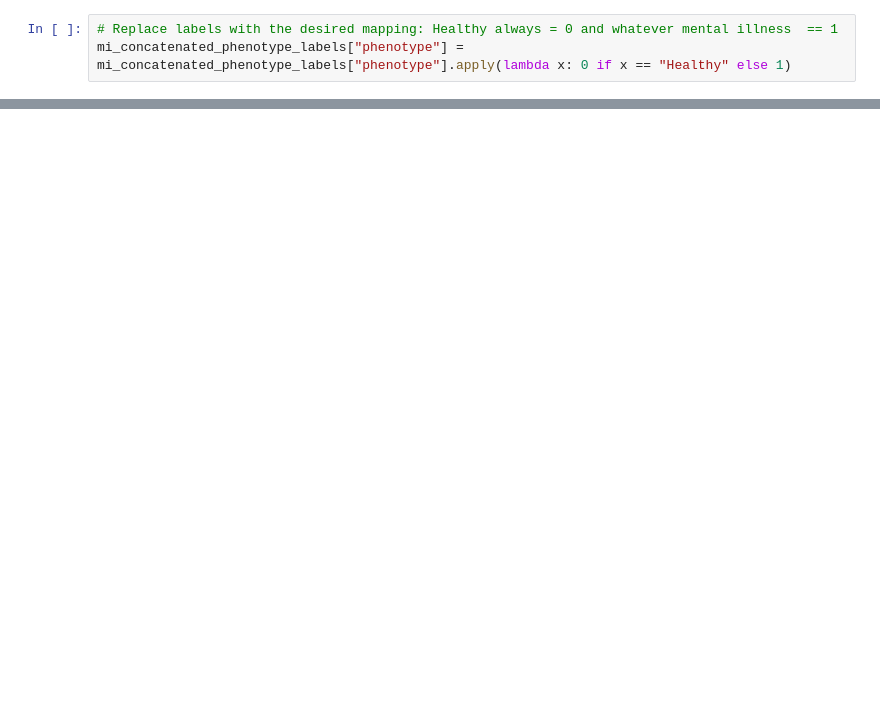
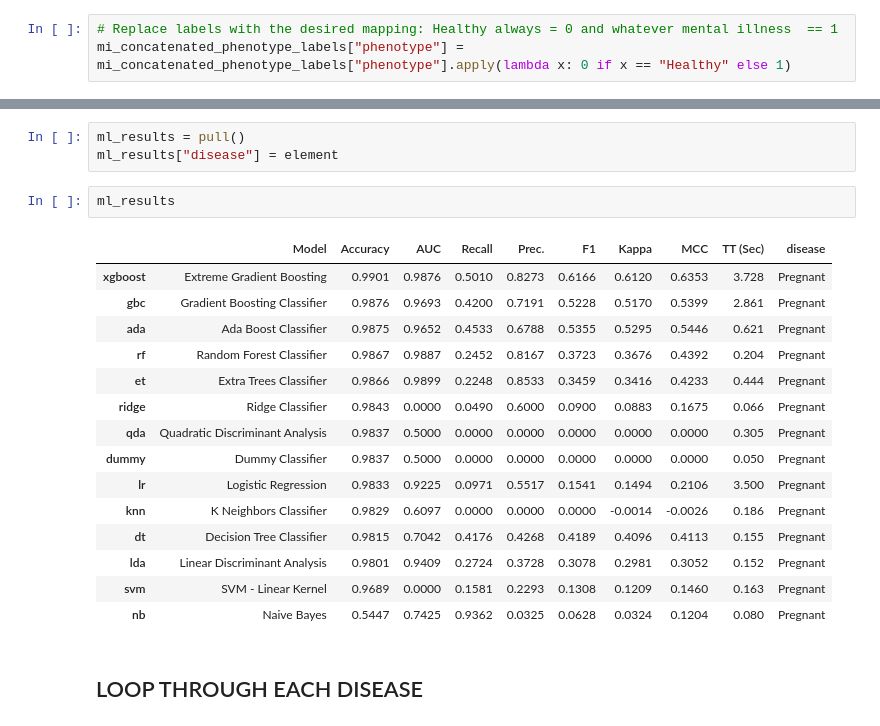
Before and after one commit to manuelgug/ML_disease_prediction_microbiome, a Jupyter notebook: MIcrobiome_x_Health_ML.ipynb, the cells around one changed output, grey strips where cells are left out. Drawn from its saved outputs; the diff is of its cells as text; blank space fills up the shorter version.

```diff
--- a/MIcrobiome_x_Health_ML.ipynb
+++ b/MIcrobiome_x_Health_ML.ipynb
@@ -641,3 +645,26 @@ XGBClassifier(base_score=None, booster='gbtree', callbacks=None,
               min_child_weight=None, missing=nan, monotone_constraints=None,
               multi_strategy=None, n_estimators=None, n_jobs=6,
               num_parallel_tree=None, objective='binary:logistic', ...)
+# %%
+ml_results = pull()
+ml_results["disease"] = element
+# %%
+ml_results
+# %% [output]
+|  | Model | Accuracy | AUC | Recall | Prec. | F1 | Kappa | MCC | TT (Sec) | disease |
+| xgboost | Extreme Gradient Boosting | 0.9901 | 0.9876 | 0.5010 | 0.8273 | 0.6166 | 0.6120 | 0.6353 | 3.728 | Pregnant |
+| gbc | Gradient Boosting Classifier | 0.9876 | 0.9693 | 0.4200 | 0.7191 | 0.5228 | 0.5170 | 0.5399 | 2.861 | Pregnant |
+| ada | Ada Boost Classifier | 0.9875 | 0.9652 | 0.4533 | 0.6788 | 0.5355 | 0.5295 | 0.5446 | 0.621 | Pregnant |
+| rf | Random Forest Classifier | 0.9867 | 0.9887 | 0.2452 | 0.8167 | 0.3723 | 0.3676 | 0.4392 | 0.204 | Pregnant |
+| et | Extra Trees Classifier | 0.9866 | 0.9899 | 0.2248 | 0.8533 | 0.3459 | 0.3416 | 0.4233 | 0.444 | Pregnant |
+| ridge | Ridge Classifier | 0.9843 | 0.0000 | 0.0490 | 0.6000 | 0.0900 | 0.0883 | 0.1675 | 0.066 | Pregnant |
+| qda | Quadratic Discriminant Analysis | 0.9837 | 0.5000 | 0.0000 | 0.0000 | 0.0000 | 0.0000 | 0.0000 | 0.305 | Pregnant |
+| dummy | Dummy Classifier | 0.9837 | 0.5000 | 0.0000 | 0.0000 | 0.0000 | 0.0000 | 0.0000 | 0.050 | Pregnant |
+| lr | Logistic Regression | 0.9833 | 0.9225 | 0.0971 | 0.5517 | 0.1541 | 0.1494 | 0.2106 | 3.500 | Pregnant |
+| knn | K Neighbors Classifier | 0.9829 | 0.6097 | 0.0000 | 0.0000 | 0.0000 | -0.0014 | -0.0026 | 0.186 | Pregnant |
+| dt | Decision Tree Classifier | 0.9815 | 0.7042 | 0.4176 | 0.4268 | 0.4189 | 0.4096 | 0.4113 | 0.155 | Pregnant |
+| lda | Linear Discriminant Analysis | 0.9801 | 0.9409 | 0.2724 | 0.3728 | 0.3078 | 0.2981 | 0.3052 | 0.152 | Pregnant |
+| svm | SVM - Linear Kernel | 0.9689 | 0.0000 | 0.1581 | 0.2293 | 0.1308 | 0.1209 | 0.1460 | 0.163 | Pregnant |
+| nb | Naive Bayes | 0.5447 | 0.7425 | 0.9362 | 0.0325 | 0.0628 | 0.0324 | 0.1204 | 0.080 | Pregnant |
+# %% [markdown]
+## LOOP THROUGH EACH DISEASE
```
Also changed, not shown: parts of 14 cells of this notebook.
